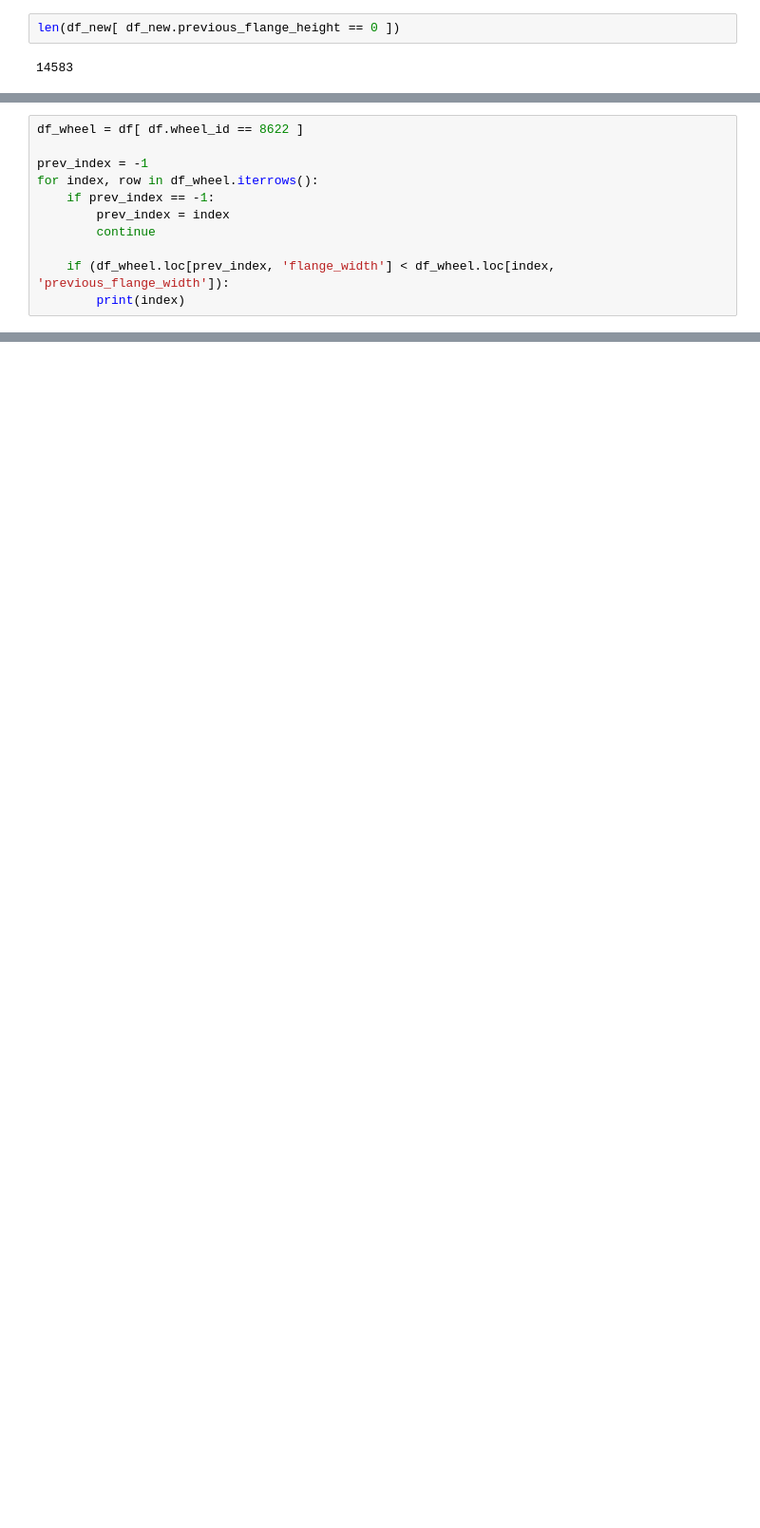
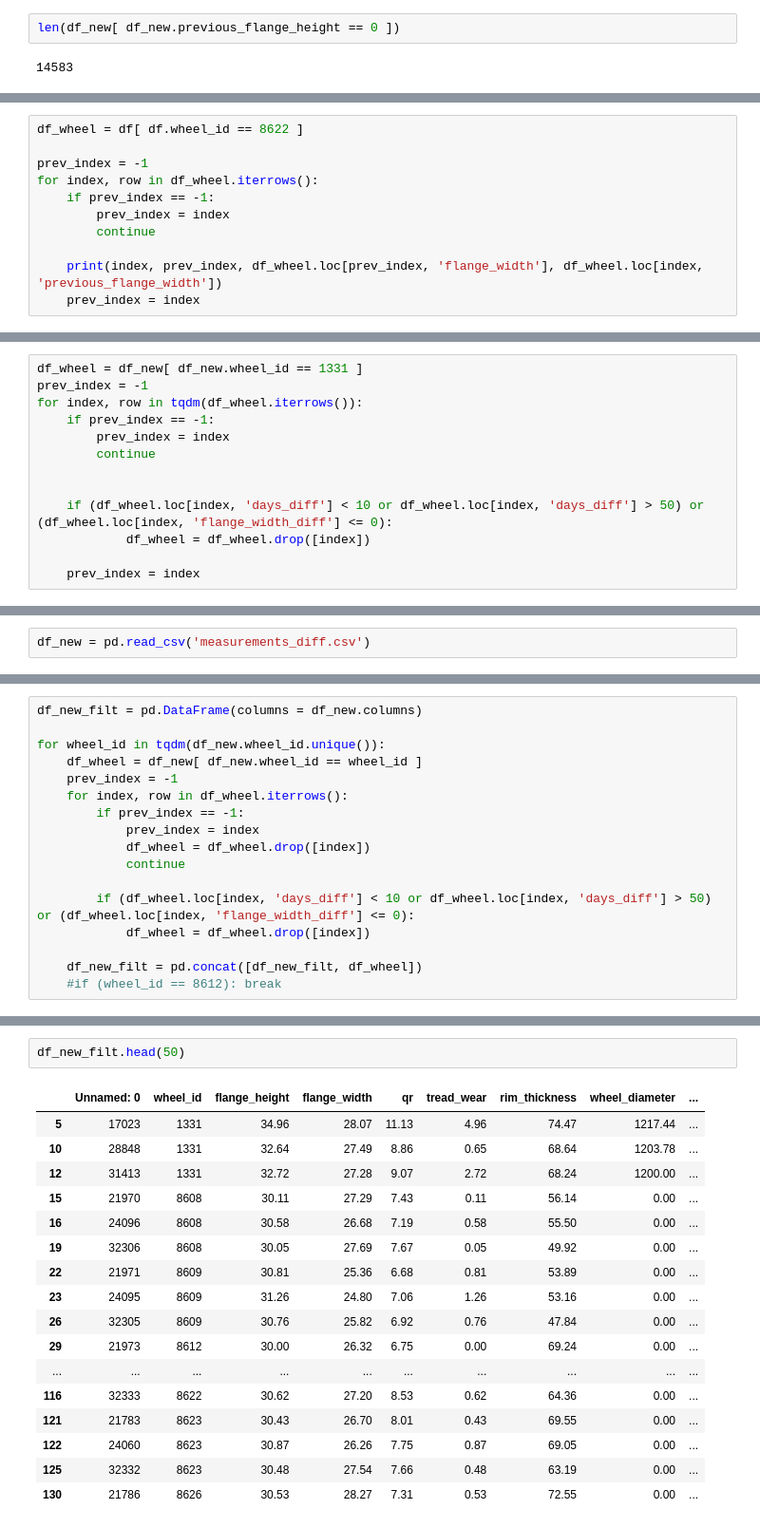
Before and after one commit to Metafiz/ml-base-2020, a Jupyter notebook: Python/train-wheels-repair-prediction.ipynb, the cells around one changed output, grey strips where cells are left out. Shown at 95% size. Saved outputs shown, nothing was run; the diff lists cells and outputs as text; blank space fills up the shorter version.

```diff
--- a/Python/train-wheels-repair-prediction.ipynb
+++ b/Python/train-wheels-repair-prediction.ipynb
@@ -226,5 +314,5 @@ for index, row in df_wheel.iterrows():
         prev_index = index
         continue
 
-    if (df_wheel.loc[prev_index, 'flange_width'] < df_wheel.loc[index, 'previous_flange_width']):
-        print(index)
+    print(index, prev_index, df_wheel.loc[prev_index, 'flange_width'], df_wheel.loc[index, 'previous_flange_width'])
+    prev_index = index
@@ -230,0 +350,13 @@ for index, row in df_wheel.iterrows():
+# %%
+df_wheel = df_new[ df_new.wheel_id == 1331 ]
+prev_index = -1
+for index, row in tqdm(df_wheel.iterrows()):
+    if prev_index == -1:
+        prev_index = index
+        continue
+
+
+    if (df_wheel.loc[index, 'days_diff'] < 10 or df_wheel.loc[index, 'days_diff'] > 50) or (df_wheel.loc[index, 'flange_width_diff'] <= 0):
+            df_wheel = df_wheel.drop([index])
+
+    prev_index = index
@@ -230,0 +371,2 @@ for index, row in df_wheel.iterrows():
+# %%
+df_new = pd.read_csv('measurements_diff.csv')
@@ -230,0 +382,17 @@ for index, row in df_wheel.iterrows():
+# %%
+df_new_filt = pd.DataFrame(columns = df_new.columns)
+
+for wheel_id in tqdm(df_new.wheel_id.unique()):
+    df_wheel = df_new[ df_new.wheel_id == wheel_id ]
+    prev_index = -1
+    for index, row in df_wheel.iterrows():
+        if prev_index == -1:
+            prev_index = index
+            df_wheel = df_wheel.drop([index])
+            continue
+
+        if (df_wheel.loc[index, 'days_diff'] < 10 or df_wheel.loc[index, 'days_diff'] > 50) or (df_wheel.loc[index, 'flange_width_diff'] <= 0):
+            df_wheel = df_wheel.drop([index])
+
+    df_new_filt = pd.concat([df_new_filt, df_wheel])
+    #if (wheel_id == 8612): break
@@ -230,0 +403,20 @@ for index, row in df_wheel.iterrows():
+# %%
+df_new_filt.head(50)
+# %% [output]
+|  | Unnamed: 0 | wheel_id | flange_height | flange_width | qr | tread_wear | rim_thickness | wheel_diameter | ... |
+| 5 | 17023 | 1331 | 34.96 | 28.07 | 11.13 | 4.96 | 74.47 | 1217.44 | ... |
+| 10 | 28848 | 1331 | 32.64 | 27.49 | 8.86 | 0.65 | 68.64 | 1203.78 | ... |
+| 12 | 31413 | 1331 | 32.72 | 27.28 | 9.07 | 2.72 | 68.24 | 1200.00 | ... |
+| 15 | 21970 | 8608 | 30.11 | 27.29 | 7.43 | 0.11 | 56.14 | 0.00 | ... |
+| 16 | 24096 | 8608 | 30.58 | 26.68 | 7.19 | 0.58 | 55.50 | 0.00 | ... |
+| 19 | 32306 | 8608 | 30.05 | 27.69 | 7.67 | 0.05 | 49.92 | 0.00 | ... |
+| 22 | 21971 | 8609 | 30.81 | 25.36 | 6.68 | 0.81 | 53.89 | 0.00 | ... |
+| 23 | 24095 | 8609 | 31.26 | 24.80 | 7.06 | 1.26 | 53.16 | 0.00 | ... |
+| 26 | 32305 | 8609 | 30.76 | 25.82 | 6.92 | 0.76 | 47.84 | 0.00 | ... |
+| 29 | 21973 | 8612 | 30.00 | 26.32 | 6.75 | 0.00 | 69.24 | 0.00 | ... |
+| ... | ... | ... | ... | ... | ... | ... | ... | ... | ... |
+| 116 | 32333 | 8622 | 30.62 | 27.20 | 8.53 | 0.62 | 64.36 | 0.00 | ... |
+| 121 | 21783 | 8623 | 30.43 | 26.70 | 8.01 | 0.43 | 69.55 | 0.00 | ... |
+| 122 | 24060 | 8623 | 30.87 | 26.26 | 7.75 | 0.87 | 69.05 | 0.00 | ... |
+| 125 | 32332 | 8623 | 30.48 | 27.54 | 7.66 | 0.48 | 63.19 | 0.00 | ... |
+| 130 | 21786 | 8626 | 30.53 | 28.27 | 7.31 | 0.53 | 72.55 | 0.00 | ... |
```
Also changed, not shown: parts of 22 cells of this notebook.
